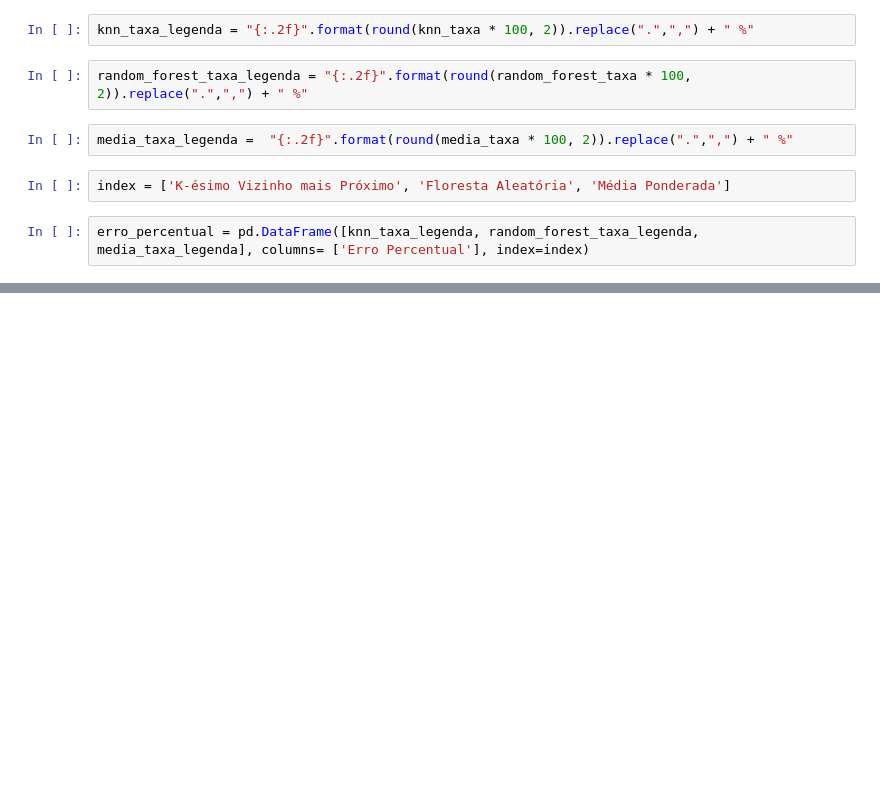
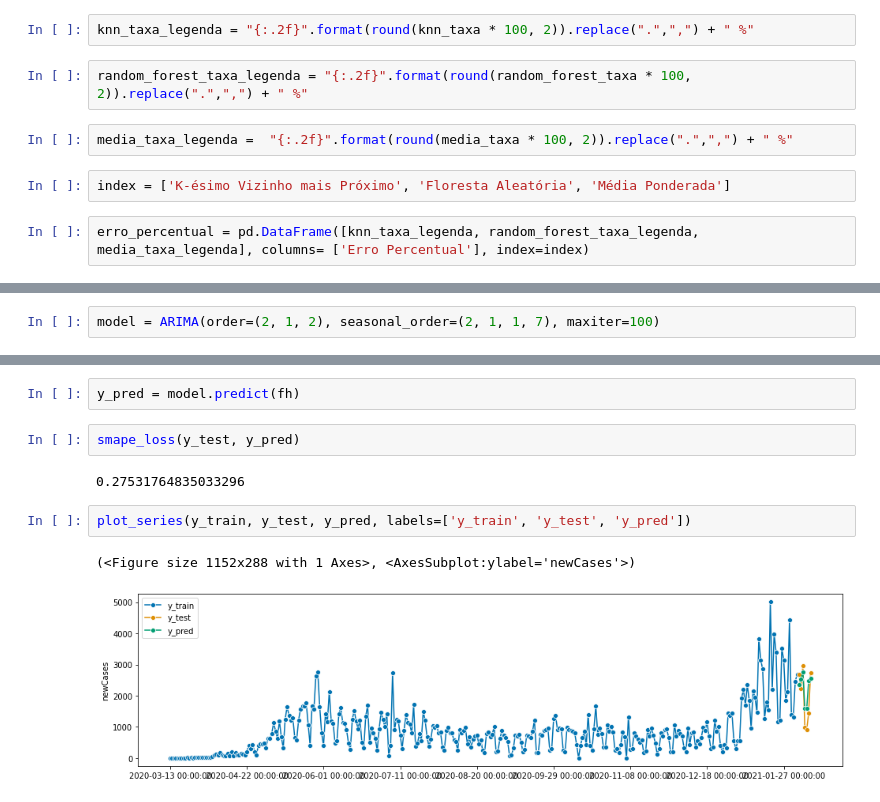
Before and after one commit to HeyLucasLeao/HeyLucasLeao.github.io, a Jupyter notebook: ipynb/Aprendizado de Máquina.ipynb, the cells around one changed output, grey strips where cells are left out. Cells and saved outputs as stored; diff of their text form; blank space fills up the shorter version.

```diff
--- a/ipynb/Aprendizado de Máquina.ipynb
+++ b/ipynb/Aprendizado de Máquina.ipynb
@@ -175,0 +196,2 @@ erro_percentual
+# %%
+model = ARIMA(order=(2, 1, 2), seasonal_order=(2, 1, 1, 7), maxiter=100)
@@ -175,0 +229,11 @@ erro_percentual
+# %%
+y_pred = model.predict(fh)
+# %%
+smape_loss(y_test, y_pred)
+# %% [output]
+0.27531764835033296
+# %%
+plot_series(y_train, y_test, y_pred, labels=['y_train', 'y_test', 'y_pred'])
+# %% [output]
+(<Figure size 1152x288 with 1 Axes>, <AxesSubplot:ylabel='newCases'>)
+[figure, added]
```
Also changed, not shown: parts of 25 cells of this notebook.
